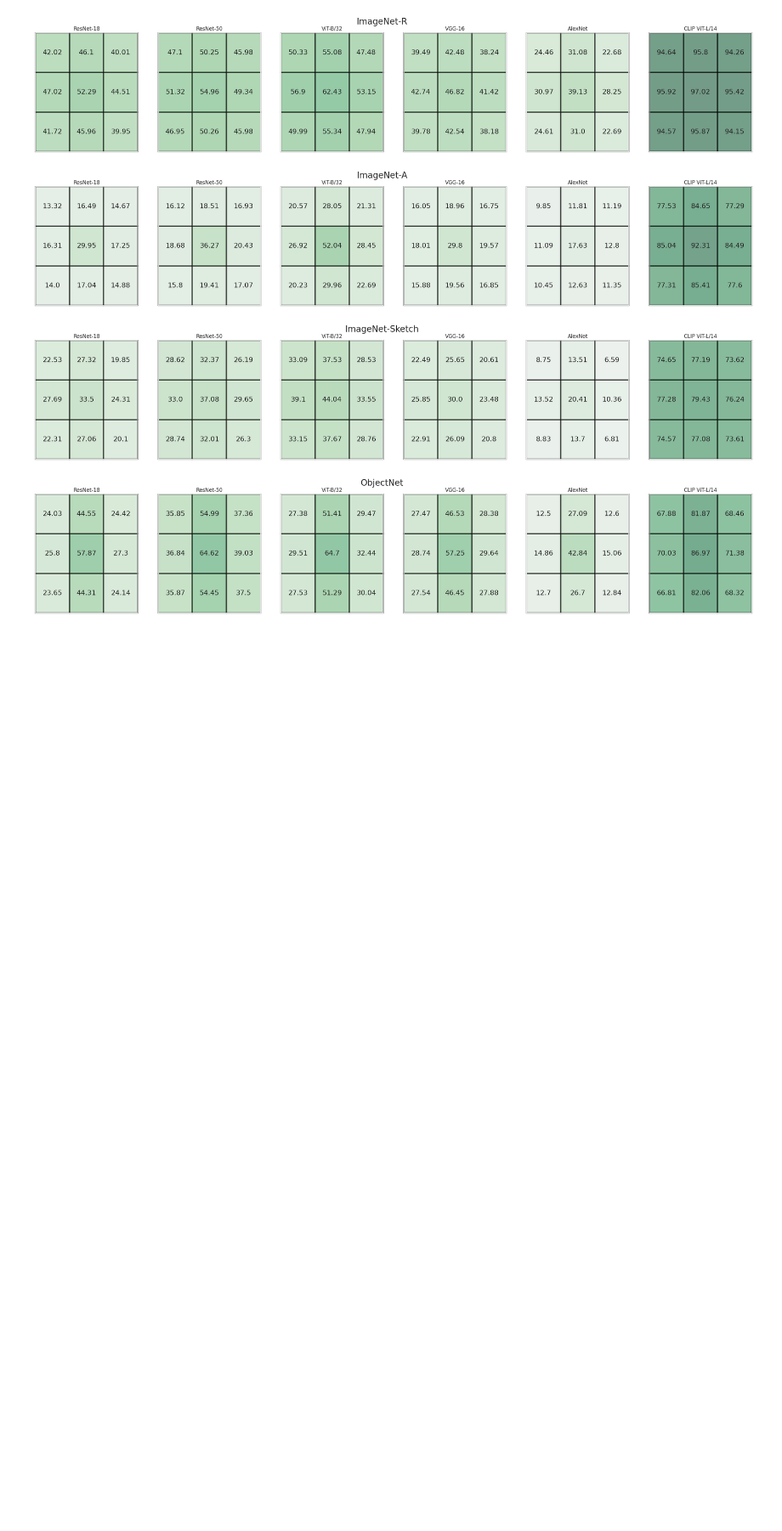
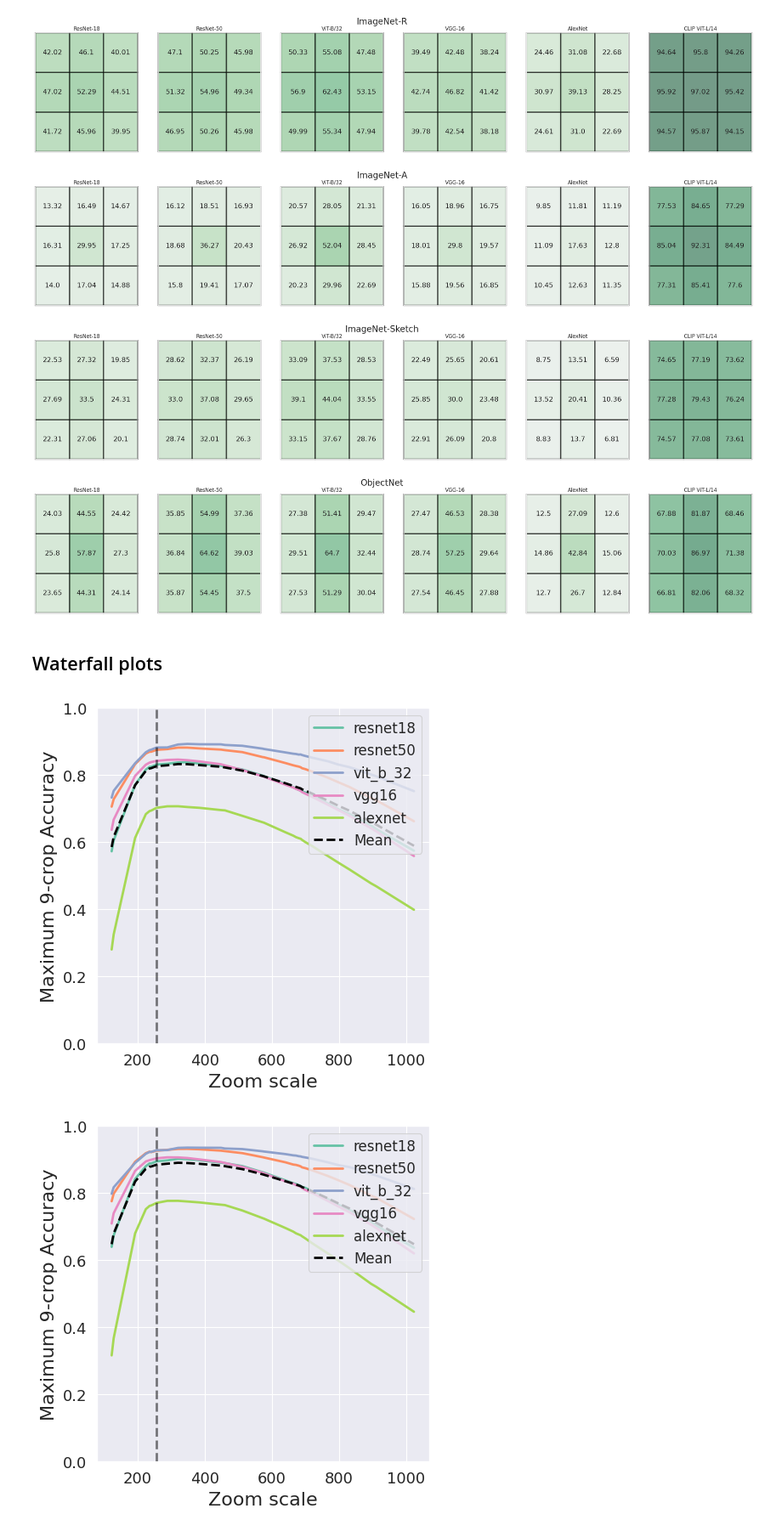
Before and after one commit to taesiri/ZoomIsAllYouNeed, a Jupyter notebook: src/analysis/classification-performance.ipynb, the cells around one changed output. Shown at 85% size. Cells and saved outputs as stored; diff of their text form; code cells hidden in the pictures; blank space fills up the shorter version.

```diff
--- a/src/analysis/classification-performance.ipynb
+++ b/src/analysis/classification-performance.ipynb
@@ -50,9 +50,9 @@ model_name_lookup = {
     "resnet50": "resnet50",
     "vit32": "vit_b_32",
     "vgg16": "vgg16",
-    "alexnet": "alexnet"
+    "alexnet": "alexnet",
+    "clip_vit_l_14": "clip_vit_l_14"
 }
-
 
 pretty_model_names = {
     "resnet18": "ResNet-18",
@@ -158,3 +158,42 @@ for dataset in dataset_names:
 [figure]
 [figure]
 [figure]
+# %% [markdown]
+## Waterfall plots
+# %%
+def generate_transform_size_list():
+    tsize_list = [
+        10,
+        16,
+        32,
+        48,
+        64,
+        96,
+        128,
+        192,
+        224,
+        240,
+        256,
+        288,
+        320,
+        384,
+        448,
+        512,
+        576,
+        640,
+        664,
+        672,
+        680,
+        690,
+        700,
+        720,
+        768,
+        832,
+        896,
+    ]
+    tsize_list = tsize_list + [int(x) for x in np.linspace(10, 1024, 10)][1:]
+
+    return list(sorted(tsize_list))
+
+
+all_tsizes = generate_transform_size_list()
@@ -160,0 +282,6 @@ for dataset in dataset_names:
+# %%
+for dataset in dataset_names:
+    plot_waterfall_all(dataset)
+# %% [output]
+[figure, added]
+[figure, added]
```
Also changed, not shown: parts of 5 cells of this notebook.
